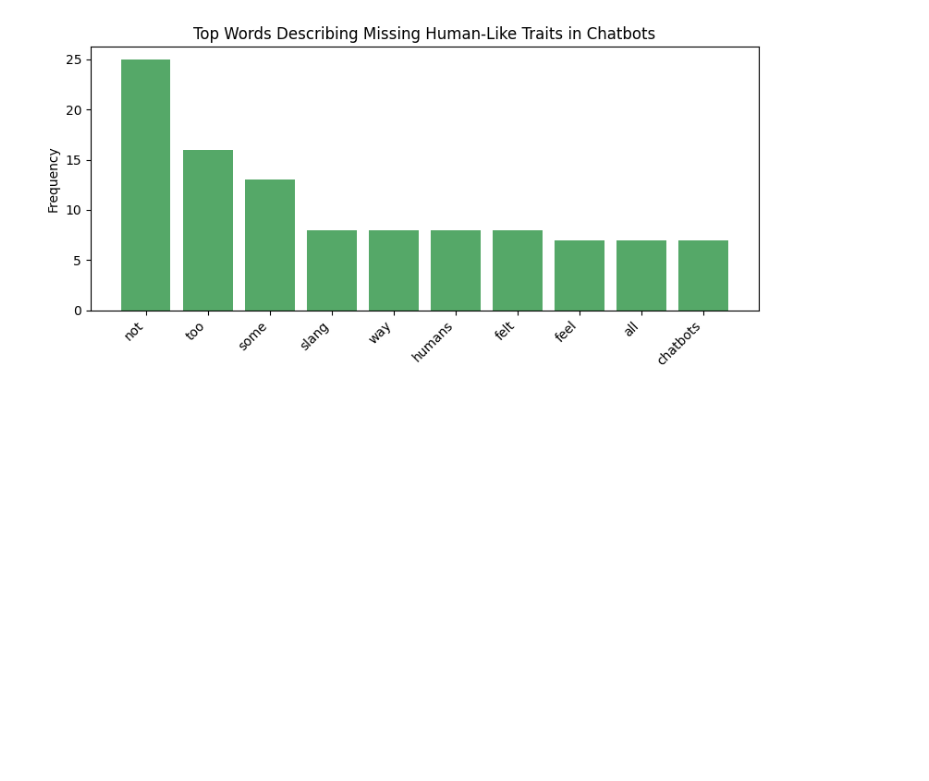
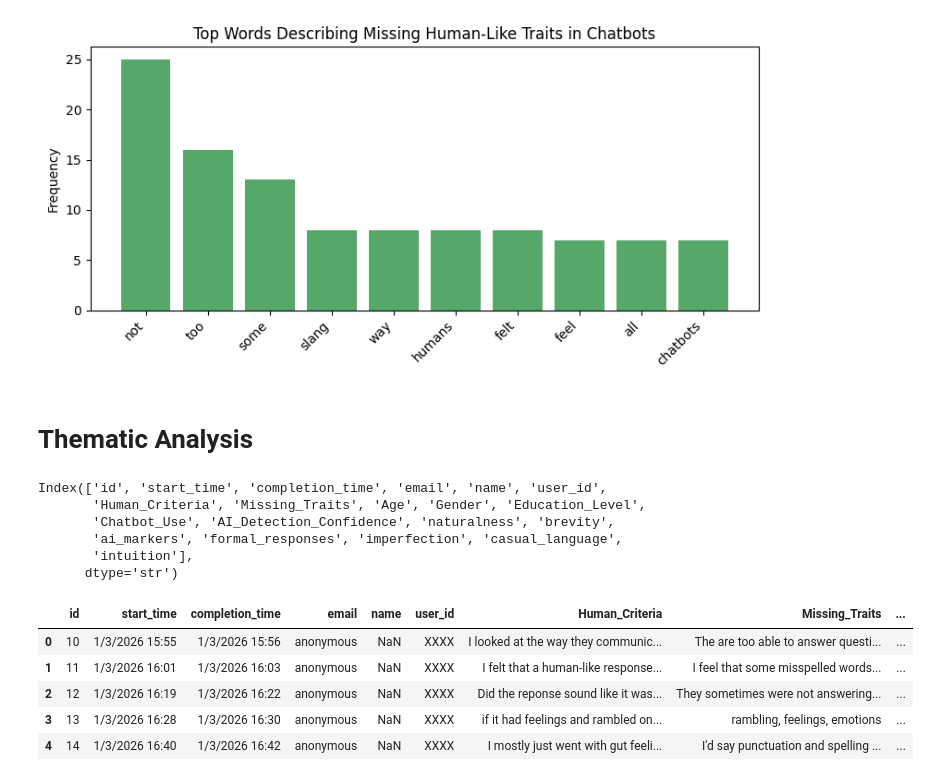
Before and after one commit to ROC-HCI/hal, a Jupyter notebook: 5.1.b. Human_Eval_survey_analysis.ipynb, the cells around one changed output. Drawn from its saved outputs; the diff is of its cells as text; code cells hidden in the pictures; blank space fills up the shorter version.

Commit message:
Thematic analysis added

```diff
--- a/5.1.b. Human_Eval_survey_analysis.ipynb
+++ b/5.1.b. Human_Eval_survey_analysis.ipynb
@@ -264,3 +264,25 @@ Top criteria words: [('also', 13), ('too', 12), ('not', 12), ('way', 11), ('resp
 Top missing trait words: [('not', 25), ('too', 16), ('some', 13), ('slang', 8), ('way', 8), ('humans', 8), ('felt', 8), ('feel', 7), ('all', 7), ('chatbots', 7)]
 [figure]
 [figure]
+# %% [markdown]
+# Thematic Analysis
+# %%
+import pandas as pd
+
+coded_survey = pd.read_csv("data/hal_prolific_survey_responses_coded.csv")
+print(coded_survey.columns)
+
+coded_survey.head()
+# %% [output]
+Index(['id', 'start_time', 'completion_time', 'email', 'name', 'user_id',
+       'Human_Criteria', 'Missing_Traits', 'Age', 'Gender', 'Education_Level',
+       'Chatbot_Use', 'AI_Detection_Confidence', 'naturalness', 'brevity',
+       'ai_markers', 'formal_responses', 'imperfection', 'casual_language',
+       'intuition'],
+      dtype='str')
+|  | id | start_time | completion_time | email | name | user_id | Human_Criteria | Missing_Traits | ... |
+| 0 | 10 | 1/3/2026 15:55 | 1/3/2026 15:56 | anonymous | NaN | XXXX | I looked at the way they communic... | The are too able to answer questi... | ... |
+| 1 | 11 | 1/3/2026 16:01 | 1/3/2026 16:03 | anonymous | NaN | XXXX | I felt that a human-like response... | I feel that some misspelled words... | ... |
+| 2 | 12 | 1/3/2026 16:19 | 1/3/2026 16:22 | anonymous | NaN | XXXX | Did the reponse sound like it was... | They sometimes were not answering... | ... |
+| 3 | 13 | 1/3/2026 16:28 | 1/3/2026 16:30 | anonymous | NaN | XXXX | if it had feelings and rambled on... | rambling, feelings, emotions | ... |
+| 4 | 14 | 1/3/2026 16:40 | 1/3/2026 16:42 | anonymous | NaN | XXXX | I mostly just went with gut feeli... | I'd say punctuation and spelling ... | ... |
```
Also changed, not shown: parts of 1 cell of this notebook, 1 other file.
